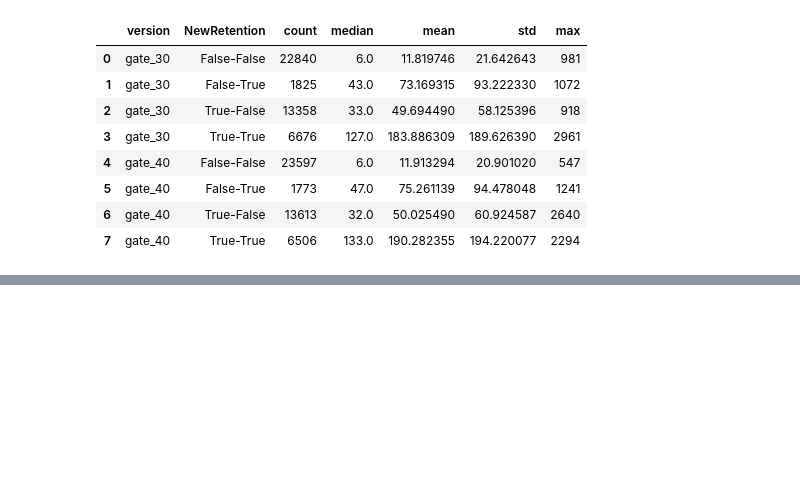
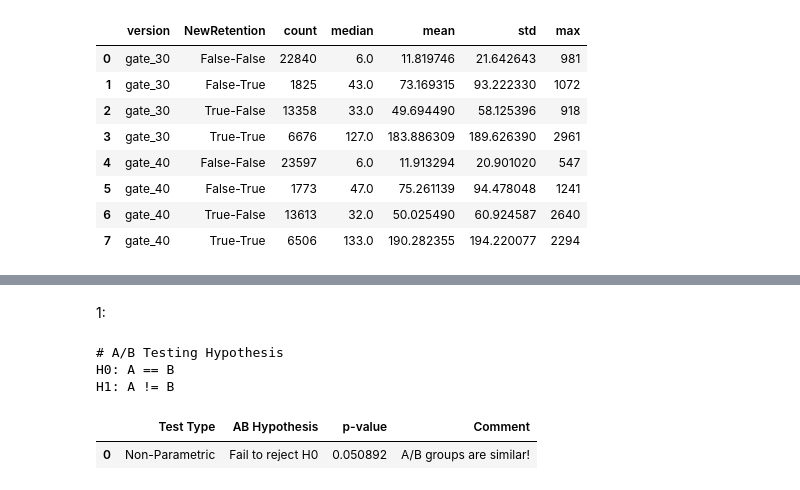
Before and after one commit to AmirrezaMadadi/Cookie-Cats-App, a Jupyter notebook: cookie_cats.ipynb, the cells around one changed output, grey strips where cells are left out. Cells and saved outputs as stored; diff of their text form; code cells hidden in the pictures; blank space fills up the shorter version.

```diff
--- a/cookie_cats.ipynb
+++ b/cookie_cats.ipynb
@@ -335,0 +344,4 @@ data.groupby(['version', 'NewRetention']).sum_gamerounds.agg(["count", "median",
+# %% [markdown]
+1:
+# %%
+data['version'] = np.where(data.version == 'gate_30', 'A', 'B')
@@ -335,0 +411,8 @@ data.groupby(['version', 'NewRetention']).sum_gamerounds.agg(["count", "median",
+# %%
+AB_testing(data, version='version', target='sum_gamerounds')
+# %% [output]
+# A/B Testing Hypothesis
+H0: A == B
+H1: A != B
+|  | Test Type | AB Hypothesis | p-value | Comment |
+| 0 | Non-Parametric | Fail to reject H0 | 0.050892 | A/B groups are similar! |
```
Also changed, not shown: parts of 24 cells of this notebook.
